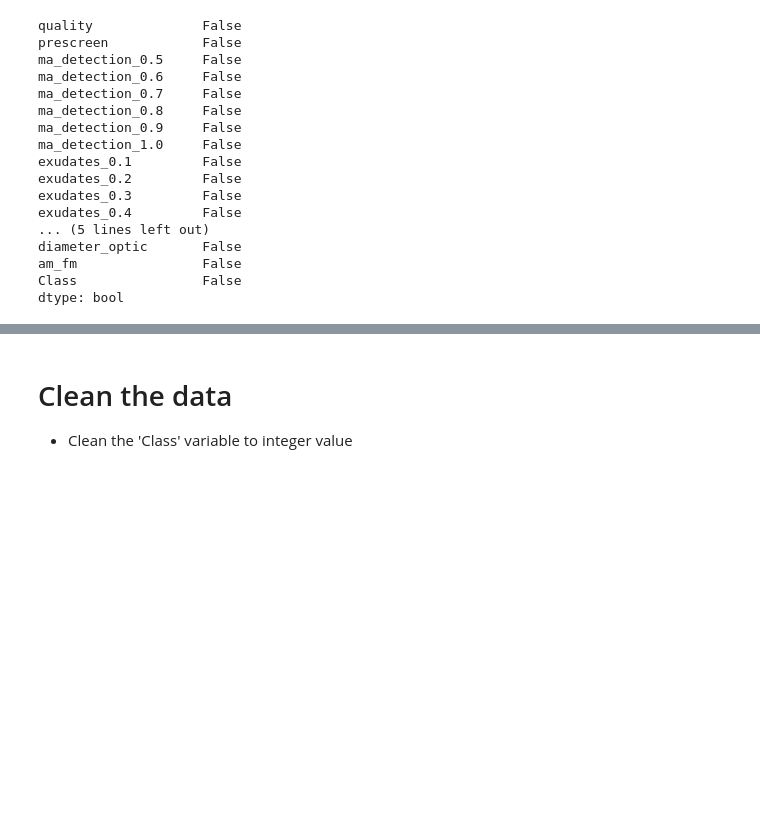
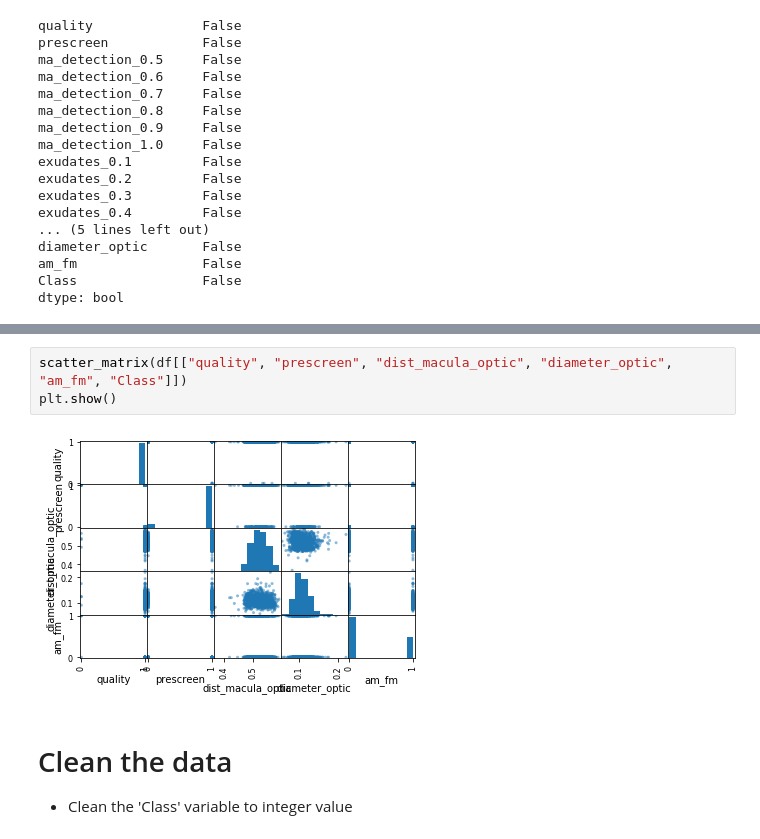
Before and after one commit to junyitt/machine_learning_project, a Jupyter notebook: MachineLearningProject.ipynb, the cells around one changed output, grey strips where cells are left out. Drawn from its saved outputs; the diff is of its cells as text; blank space fills up the shorter version.

```diff
--- a/MachineLearningProject.ipynb
+++ b/MachineLearningProject.ipynb
@@ -104,3 +131,8 @@ dtype: bool
+# %%
+scatter_matrix(df[["quality", "prescreen", "dist_macula_optic", "diameter_optic", "am_fm", "Class"]])
+plt.show()
+# %% [output]
+[figure, added]
 # %% [markdown]
 # Clean the data
 - Clean the 'Class' variable to integer value
```
Also changed, not shown: parts of 6 cells of this notebook, 2 other files.
